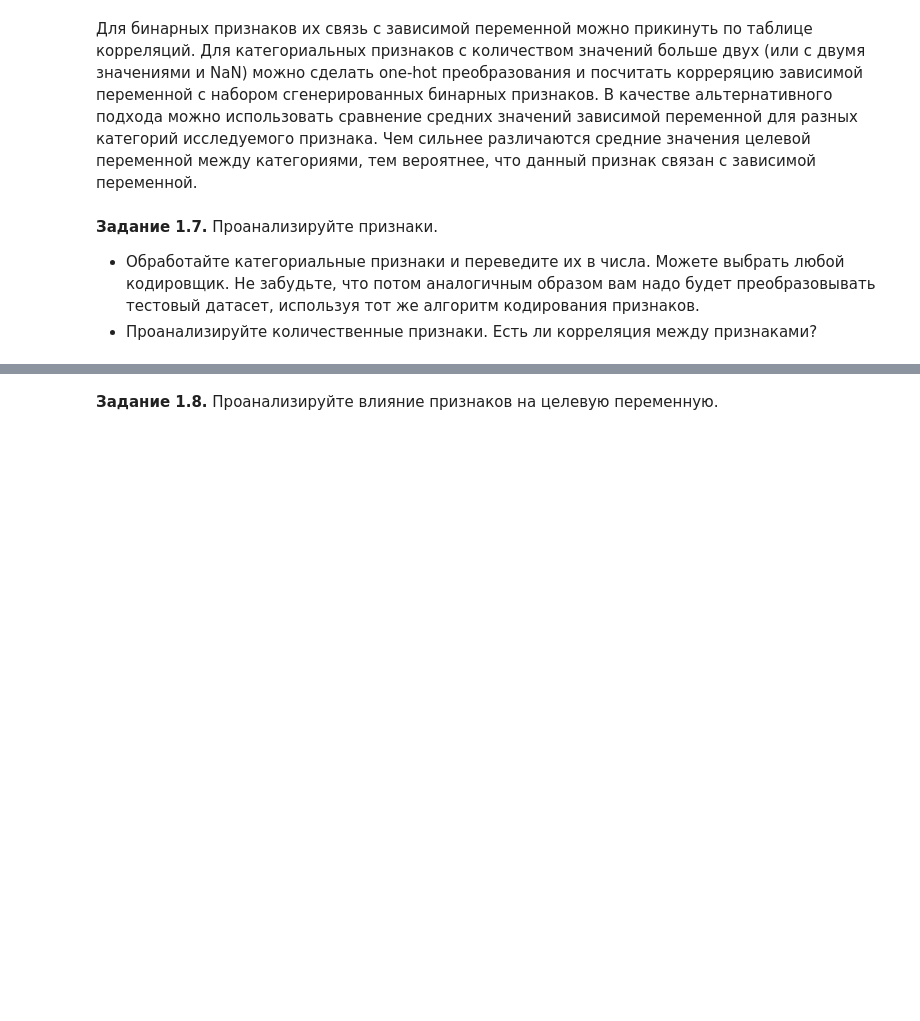
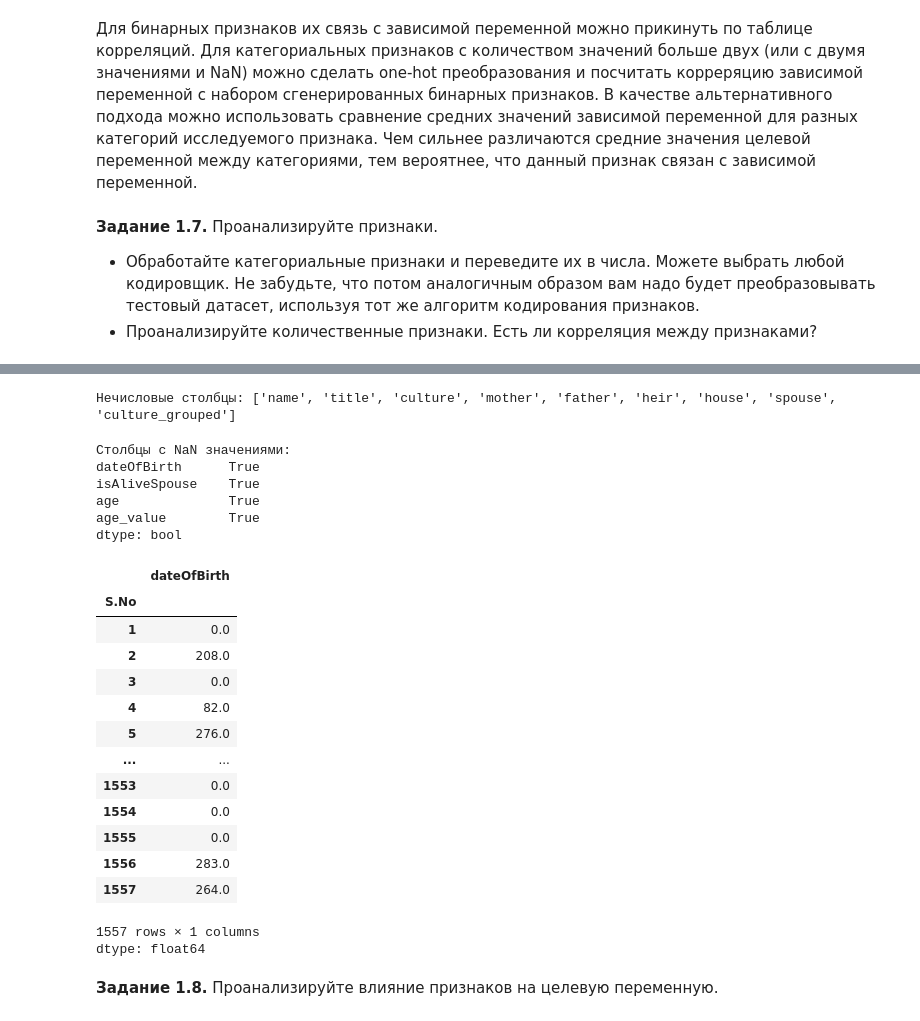
Before and after one commit to Ggh13/BIVT-2024-Lab-6, a Jupyter notebook: week_01_ml_intro/Homework/hw_1_game_of_thrones.ipynb, the cells around one changed output, grey strips where cells are left out. Saved outputs shown, nothing was run; the diff lists cells and outputs as text; code cells hidden in the pictures; blank space fills up the shorter version.

```diff
--- a/week_01_ml_intro/Homework/hw_1_game_of_thrones.ipynb
+++ b/week_01_ml_intro/Homework/hw_1_game_of_thrones.ipynb
@@ -434,0 +461,22 @@ data.describe(include = [int,float]).T[['count', 'min', 'max']].assign(N_unique_
+# %%
+non_numeric_columns = data.select_dtypes(include=['object', 'category']).columns
+print(f"\nНечисловые столбцы: {list(non_numeric_columns)}")
+
+# Посмотрим уникальные значения в проблемных столбцах
+for col in non_numeric_columns:
+  le = LabelEncoder()
+  data[col] = le.fit_transform(data[col])
+  encoders[col] = le
+# %% [output]
+Нечисловые столбцы: ['name', 'title', 'culture', 'mother', 'father', 'heir', 'house', 'spouse', 'culture_grouped']
+# %%
+has_nan = data.isna().any()
+print("Столбцы с NaN значениями:")
+print(has_nan[has_nan == True])
+# %% [output]
+Столбцы с NaN значениями:
+dateOfBirth      True
+isAliveSpouse    True
+age              True
+age_value        True
+dtype: bool
@@ -435,2 +488,20 @@ data.describe(include = [int,float]).T[['count', 'min', 'max']].assign(N_unique_
+# %%
+data["dateOfBirth"]
+# %% [output]
+|  | dateOfBirth |
+| S.No |  |
+| 1 | 0.0 |
+| 2 | 208.0 |
+| 3 | 0.0 |
+| 4 | 82.0 |
+| 5 | 276.0 |
+| ... | ... |
+| 1553 | 0.0 |
+| 1554 | 0.0 |
+| 1555 | 0.0 |
+| 1556 | 283.0 |
+| 1557 | 264.0 |
+1557 rows × 1 columns
+dtype: float64
 # %% [markdown]
 **Задание 1.8.** Проанализируйте влияние признаков на целевую переменную.
```
Also changed, not shown: parts of 19 cells of this notebook.
